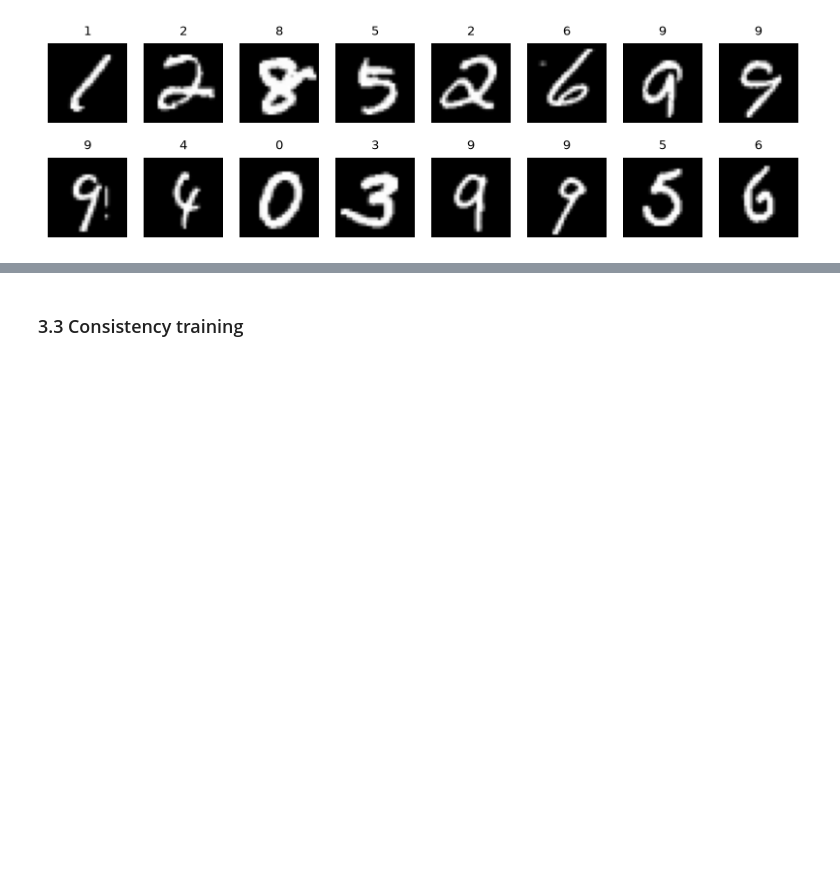
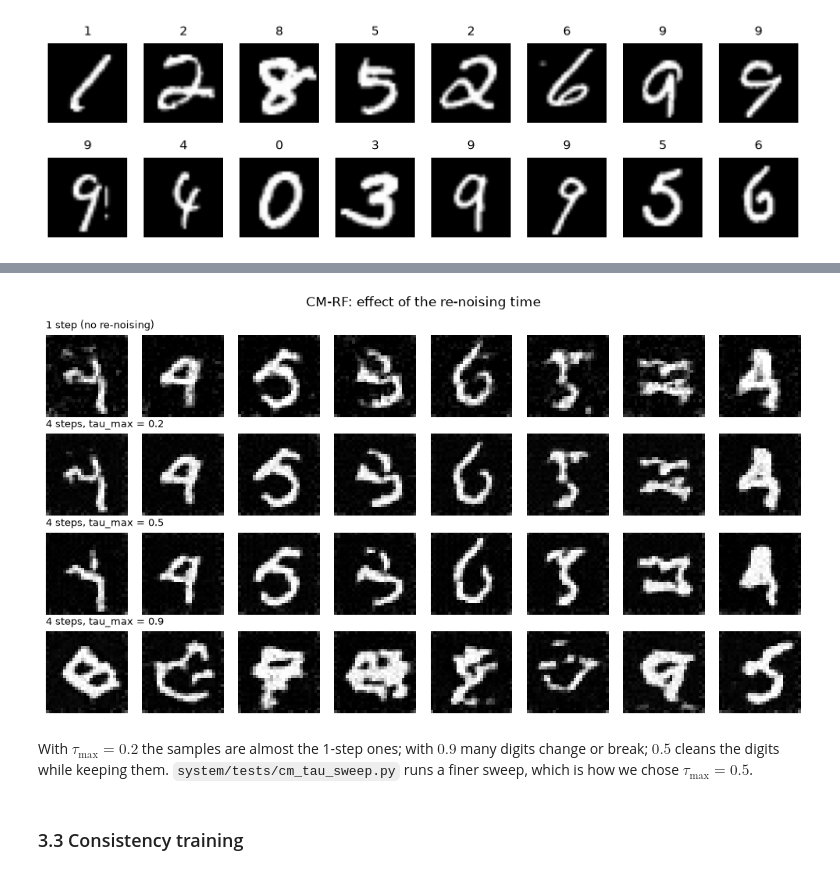
Before and after one commit to ibon44/Consistency_model_genai, a Jupyter notebook: notebook/tutorial.ipynb, the cells around one changed output, grey strips where cells are left out. Drawn from its saved outputs; the diff is of its cells as text; code cells hidden in the pictures; blank space fills up the shorter version.

```diff
--- a/notebook/tutorial.ipynb
+++ b/notebook/tutorial.ipynb
@@ -66,3 +461,15 @@ Batch: (16, 1, 28, 28) | pixel range: (-1.0, 1.0)
+# %%
+rows = {"1 step (no re-noising)": cm_generate(cm_rf, rf, x_T_rf, 1)}
+for tau_max in [0.2, 0.5, 0.9]:
+    rows[f"4 steps, tau_max = {tau_max}"] = cm_generate(cm_rf, rf, x_T_rf, 4, tau_max=tau_max)
+show_rows(rows, "CM-RF: effect of the re-noising time")
+# %% [output]
+[figure, added]
+# %% [markdown]
+With $\tau_\text{max} = 0.2$ the samples are almost the 1-step ones; with
+$0.9$ many digits change or break; $0.5$ cleans the digits while keeping
+them. `system/tests/cm_tau_sweep.py` runs a finer sweep, which is how we
+chose $\tau_\text{max} = 0.5$.
 # %% [markdown]
 ### 3.3 Consistency training
 # %%
```
Also changed, not shown: parts of 40 cells of this notebook.
